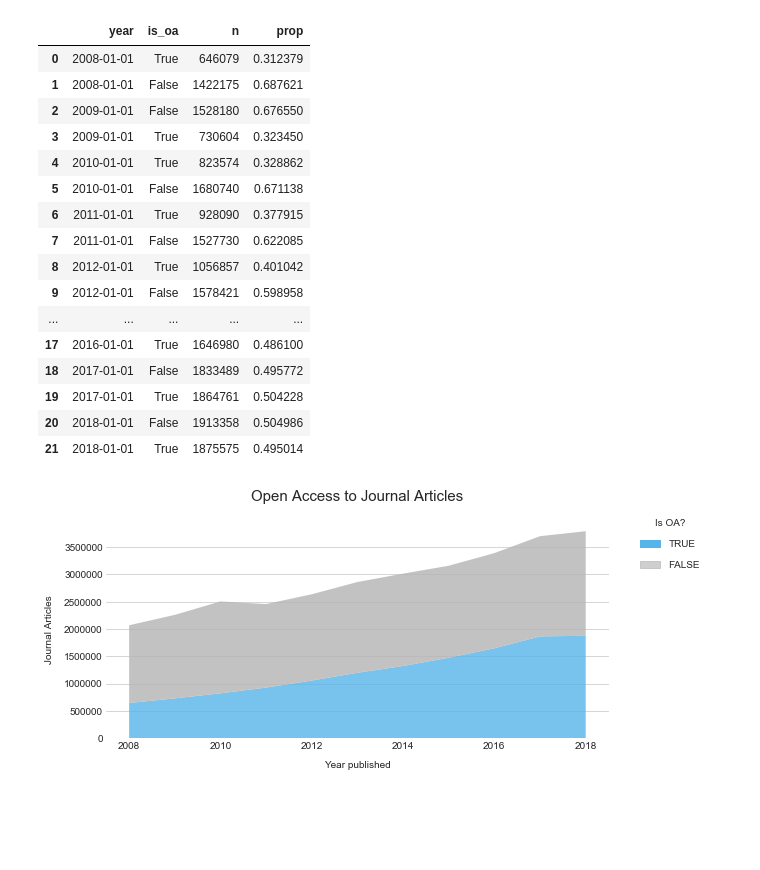
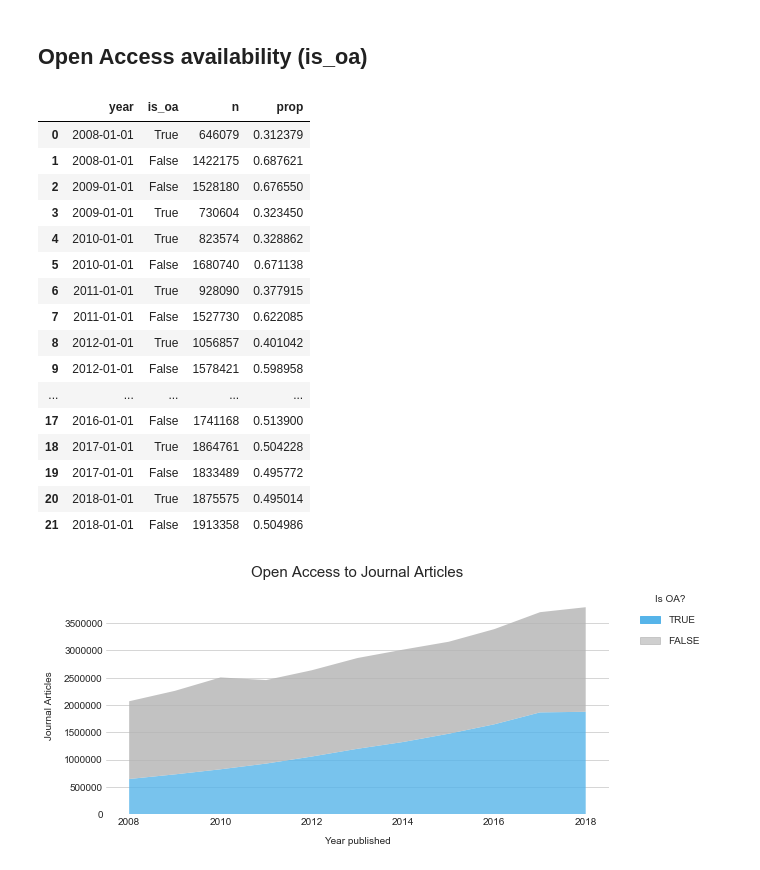
Before and after one commit to naustica/WAG-SHK, a Jupyter notebook: Open Access Evidence in Unpaywall - Python Version.ipynb, the cells around one changed output. Drawn from its saved outputs; the diff is of its cells as text; code cells hidden in the pictures; blank space fills up the shorter version.

```diff
--- a/Open Access Evidence in Unpaywall - Python Version.ipynb
+++ b/Open Access Evidence in Unpaywall - Python Version.ipynb
@@ -27,33 +27,35 @@ client.query(f'SELECT * FROM {upw_13_19} WHERE year=2018 AND genre="journal-arti
 | 7 | gold | 2018 | journal-article | 2019-11-16 20:20:50.499946+00:00 | 2018-01-23 | False | True | ... |
 | 8 | green | 2018 | journal-article | 2019-10-31 01:01:45.923146+00:00 | 2018-10-06 | False | False | ... |
 | 9 | gold | 2018 | journal-article | 2019-10-31 10:50:00.933552+00:00 | 2018-04-10 | True | True | ... |
+# %% [markdown]
+## Open Access availability (is_oa)
 # %%
 oa_08_12 = client.query(f'SELECT year, is_oa, COUNT(DISTINCT(doi)) AS n FROM {upw_08_12} WHERE genre="journal-article" GROUP BY year, is_oa').to_dataframe()
-oa_13_19 = client.query(f'SELECT year, is_oa, COUNT(DISTINCT(doi)) AS n FROM {upw_13_19} WHERE year<2019 AND genre="journal-article" GROUP BY year, is_oa').to_dataframe()
+oa_13_18 = client.query(f'SELECT year, is_oa, COUNT(DISTINCT(doi)) AS n FROM {upw_13_18} WHERE year<2019 AND genre="journal-article" GROUP BY year, is_oa').to_dataframe()
 # %%
-df = pd.concat([oa_08_12, oa_13_19])
+df = pd.concat([oa_08_12, oa_13_18])
 df.year = pd.to_datetime(df.year.apply(lambda x: str(x) + "-01-01"))
 df['prop'] = df.groupby(['year'])['n'].transform(lambda x: x / x.sum())
 df = df.sort_values(by=['year']).reset_index(drop=True)
 df
 # %% [output]
 |  | year | is_oa | n | prop |
 | 0 | 2008-01-01 | True | 646079 | 0.312379 |
 | 1 | 2008-01-01 | False | 1422175 | 0.687621 |
 | 2 | 2009-01-01 | False | 1528180 | 0.676550 |
 | 3 | 2009-01-01 | True | 730604 | 0.323450 |
 | 4 | 2010-01-01 | True | 823574 | 0.328862 |
 | 5 | 2010-01-01 | False | 1680740 | 0.671138 |
 | 6 | 2011-01-01 | True | 928090 | 0.377915 |
 | 7 | 2011-01-01 | False | 1527730 | 0.622085 |
 | 8 | 2012-01-01 | True | 1056857 | 0.401042 |
 | 9 | 2012-01-01 | False | 1578421 | 0.598958 |
 | ... | ... | ... | ... | ... |
-| 17 | 2016-01-01 | True | 1646980 | 0.486100 |
-| 18 | 2017-01-01 | False | 1833489 | 0.495772 |
-| 19 | 2017-01-01 | True | 1864761 | 0.504228 |
-| 20 | 2018-01-01 | False | 1913358 | 0.504986 |
-| 21 | 2018-01-01 | True | 1875575 | 0.495014 |
+| 17 | 2016-01-01 | False | 1741168 | 0.513900 |
+| 18 | 2017-01-01 | True | 1864761 | 0.504228 |
+| 19 | 2017-01-01 | False | 1833489 | 0.495772 |
+| 20 | 2018-01-01 | True | 1875575 | 0.495014 |
+| 21 | 2018-01-01 | False | 1913358 | 0.504986 |
 # %%
 x = df.year.unique()
 y1 = df[df.is_oa == True].n
```
Also changed, not shown: parts of 11 cells of this notebook.
